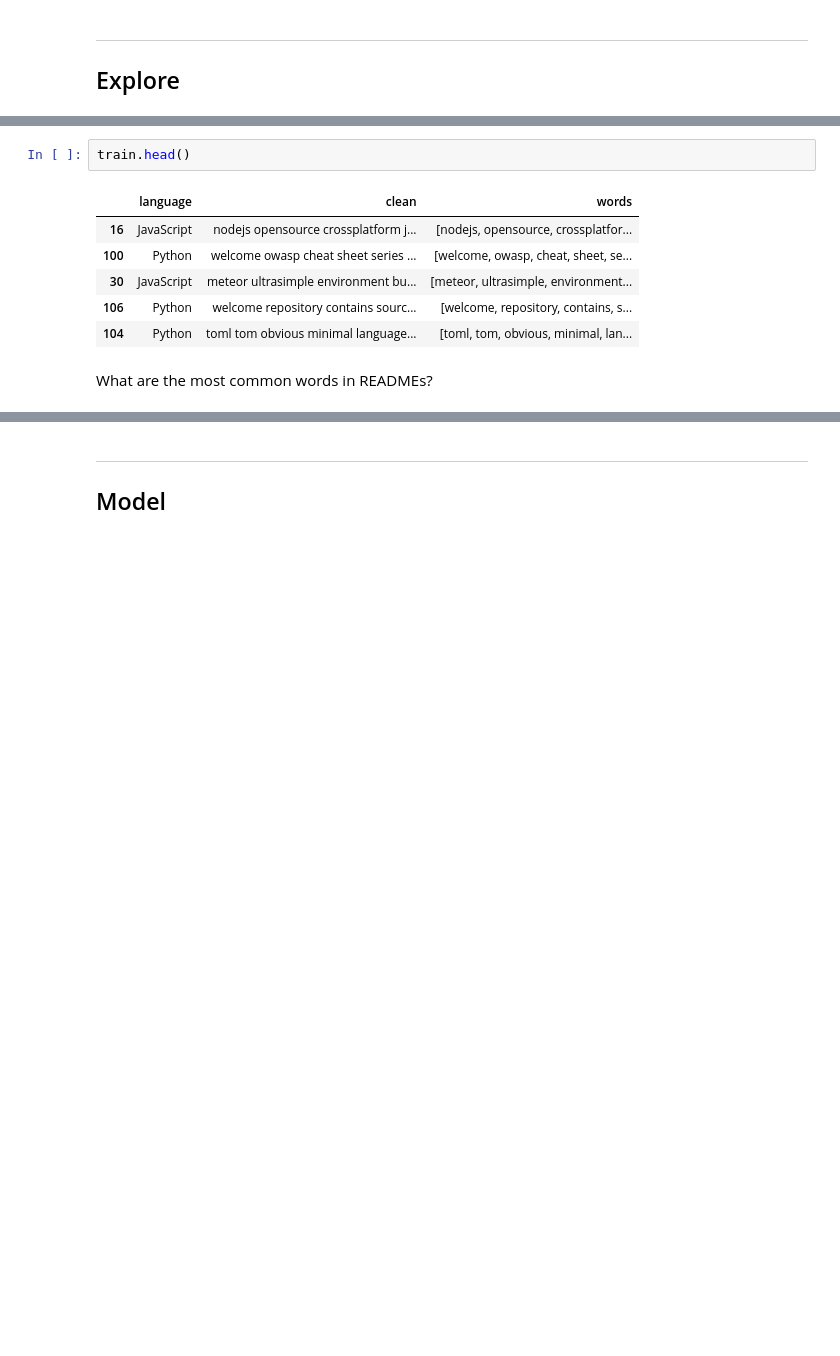
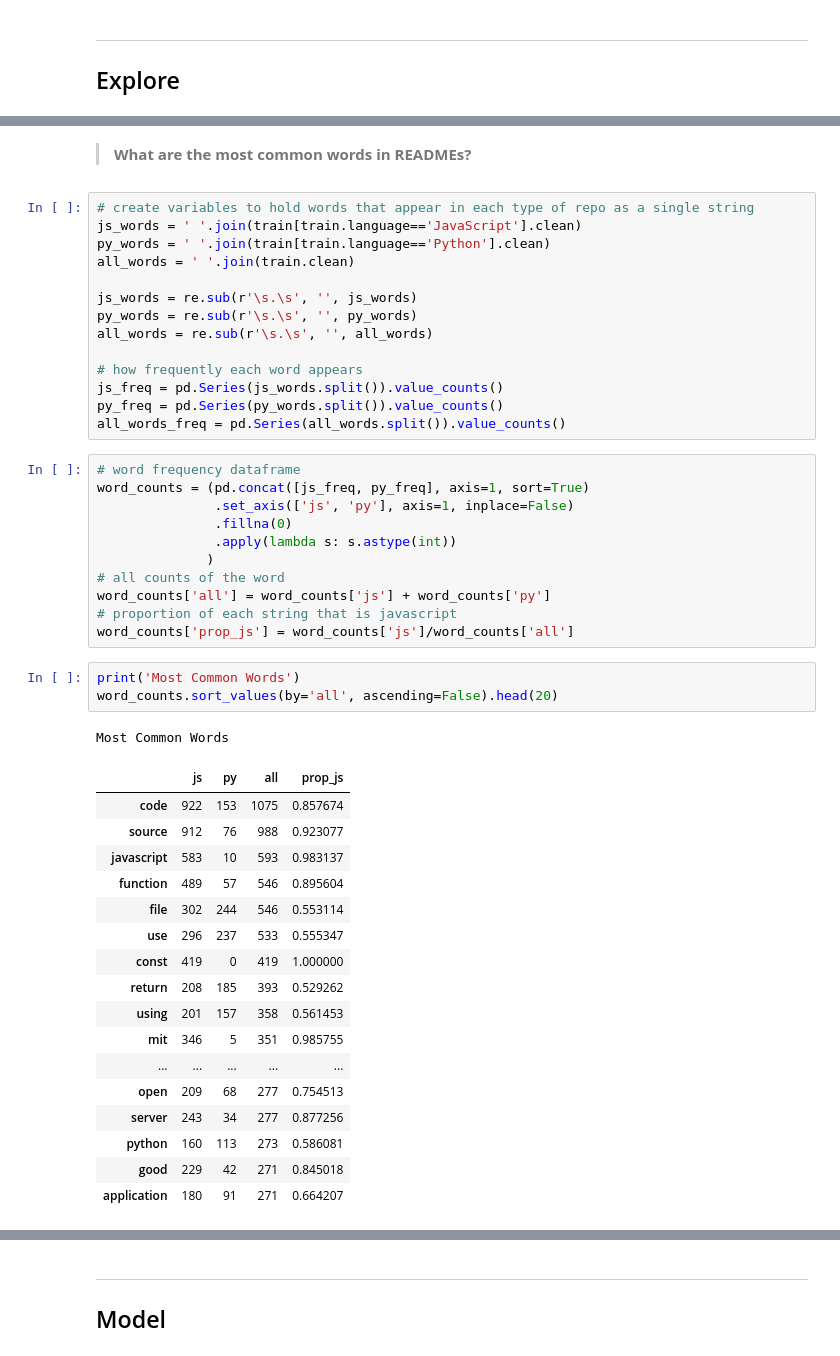
Before and after one commit to Brandon-Martinez27/nlp_project, a Jupyter notebook: b_nlp_workbook.ipynb, the cells around one changed output, grey strips where cells are left out. Cells and saved outputs as stored; diff of their text form; blank space fills up the shorter version.

```diff
--- a/b_nlp_workbook.ipynb
+++ b/b_nlp_workbook.ipynb
@@ -444,14 +437,52 @@ labels
 |  | n | percent |
 | JavaScript | 42 | 0.636364 |
 | Python | 24 | 0.363636 |
-# %%
-train.head()
-# %% [output]
-|  | language | clean | words |
-| 16 | JavaScript | nodejs opensource crossplatform j... | [nodejs, opensource, crossplatfor... |
-| 100 | Python | welcome owasp cheat sheet series ... | [welcome, owasp, cheat, sheet, se... |
-| 30 | JavaScript | meteor ultrasimple environment bu... | [meteor, ultrasimple, environment... |
-| 106 | Python | welcome repository contains sourc... | [welcome, repository, contains, s... |
-| 104 | Python | toml tom obvious minimal language... | [toml, tom, obvious, minimal, lan... |
 # %% [markdown]
-What are the most common words in READMEs?
+> **What are the most common words in READMEs?**
+# %%
+# create variables to hold words that appear in each type of repo as a single string
+js_words = ' '.join(train[train.language=='JavaScript'].clean)
+py_words = ' '.join(train[train.language=='Python'].clean)
+all_words = ' '.join(train.clean)
+
+js_words = re.sub(r'\s.\s', '', js_words)
+py_words = re.sub(r'\s.\s', '', py_words)
+all_words = re.sub(r'\s.\s', '', all_words)
+
+# how frequently each word appears
+js_freq = pd.Series(js_words.split()).value_counts()
+py_freq = pd.Series(py_words.split()).value_counts()
+all_words_freq = pd.Series(all_words.split()).value_counts()
+# %%
+# word frequency dataframe
+word_counts = (pd.concat([js_freq, py_freq], axis=1, sort=True)
+               .set_axis(['js', 'py'], axis=1, inplace=False)
+               .fillna(0)
+               .apply(lambda s: s.astype(int))
+              )
+# all counts of the word
+word_counts['all'] = word_counts['js'] + word_counts['py']
+# proportion of each string that is javascript
+word_counts['prop_js'] = word_counts['js']/word_counts['all']
+# %%
+print('Most Common Words')
+word_counts.sort_values(by='all', ascending=False).head(20)
+# %% [output]
+Most Common Words
+|  | js | py | all | prop_js |
+| code | 922 | 153 | 1075 | 0.857674 |
+| source | 912 | 76 | 988 | 0.923077 |
+| javascript | 583 | 10 | 593 | 0.983137 |
+| function | 489 | 57 | 546 | 0.895604 |
+| file | 302 | 244 | 546 | 0.553114 |
+| use | 296 | 237 | 533 | 0.555347 |
+| const | 419 | 0 | 419 | 1.000000 |
+| return | 208 | 185 | 393 | 0.529262 |
+| using | 201 | 157 | 358 | 0.561453 |
+| mit | 346 | 5 | 351 | 0.985755 |
+| ... | ... | ... | ... | ... |
+| open | 209 | 68 | 277 | 0.754513 |
+| server | 243 | 34 | 277 | 0.877256 |
+| python | 160 | 113 | 273 | 0.586081 |
+| good | 229 | 42 | 271 | 0.845018 |
+| application | 180 | 91 | 271 | 0.664207 |
```
Also changed, not shown: parts of 26 cells of this notebook.
